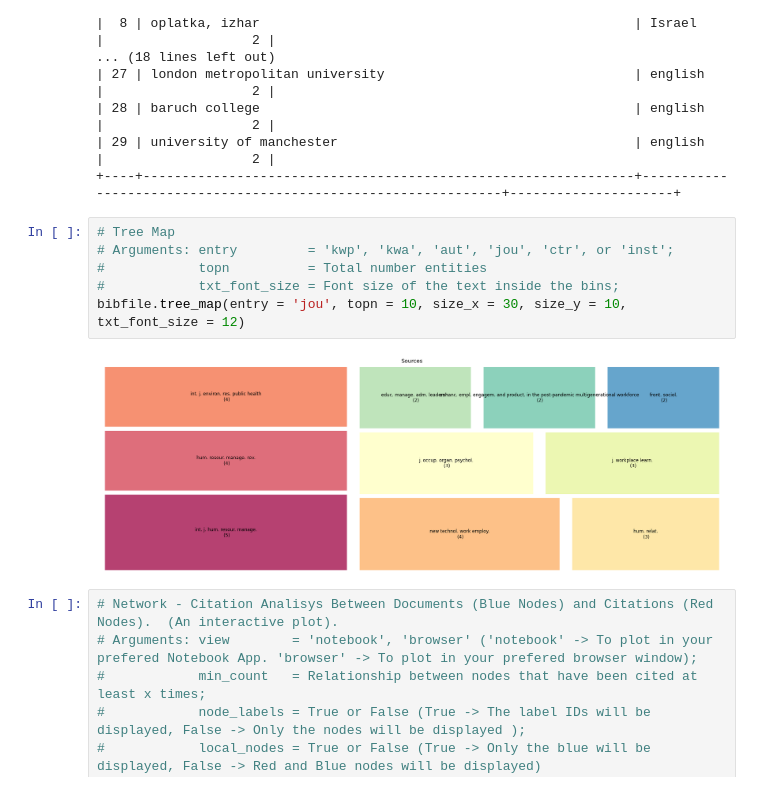
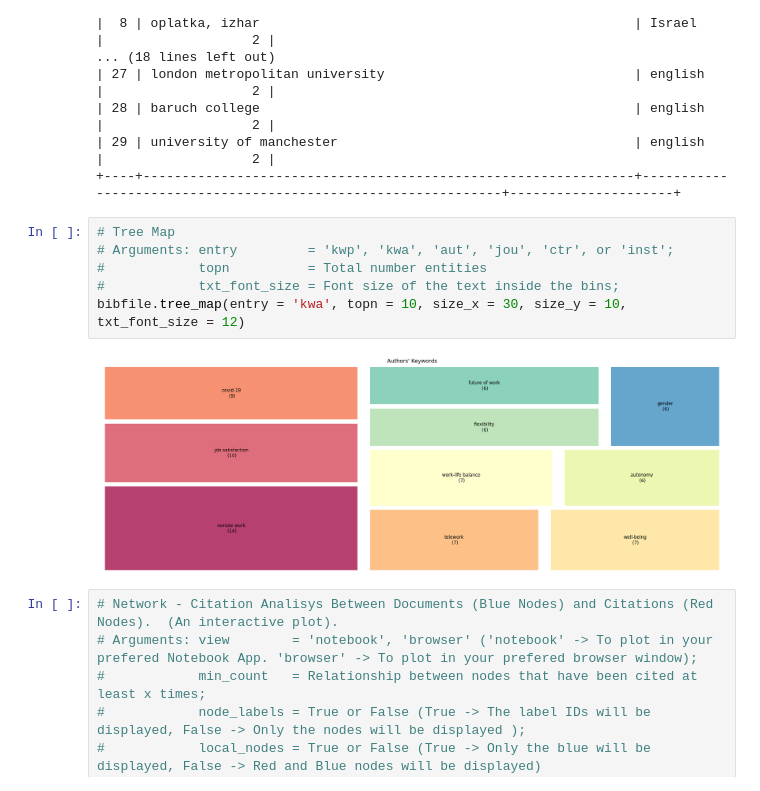
Before and after one commit to quityQ/bibliography, a Jupyter notebook: demo_analysis_04.ipynb, the cells around one changed output. Drawn from its saved outputs; the diff is of its cells as text.

```diff
--- a/demo_analysis_04.ipynb
+++ b/demo_analysis_04.ipynb
@@ -192,11 +192,11 @@ print(tabulate(data_sk, headers = 'keys', tablefmt = 'psql'))
 # %%
 # Tree Map
 # Arguments: entry         = 'kwp', 'kwa', 'aut', 'jou', 'ctr', or 'inst';
 #            topn          = Total number entities
 #            txt_font_size = Font size of the text inside the bins;
-bibfile.tree_map(entry = 'jou', topn = 10, size_x = 30, size_y = 10, txt_font_size = 12)
+bibfile.tree_map(entry = 'kwa', topn = 10, size_x = 30, size_y = 10, txt_font_size = 12)
 # %% [output]
-[figure, old version]
+[figure, new version]
 # %%
 # Network - Citation Analisys Between Documents (Blue Nodes) and Citations (Red Nodes).  (An interactive plot).
 # Arguments: view        = 'notebook', 'browser' ('notebook' -> To plot in your prefered Notebook App. 'browser' -> To plot in your prefered browser window);
```
Also changed, not shown: parts of 1 cell of this notebook, 3 other files.
